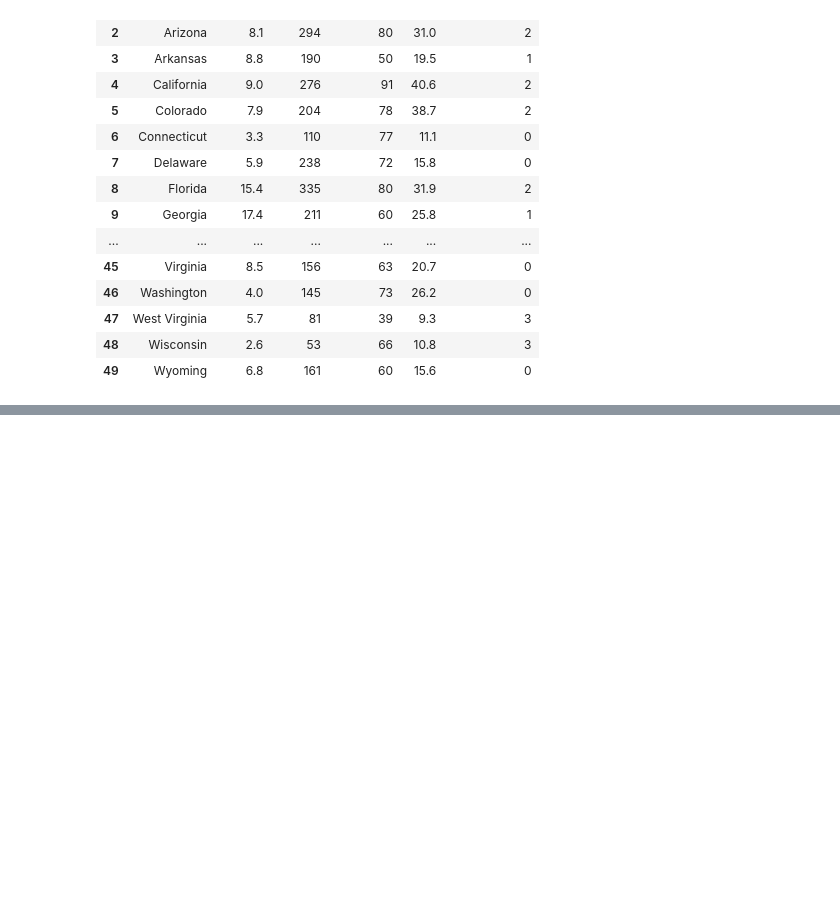
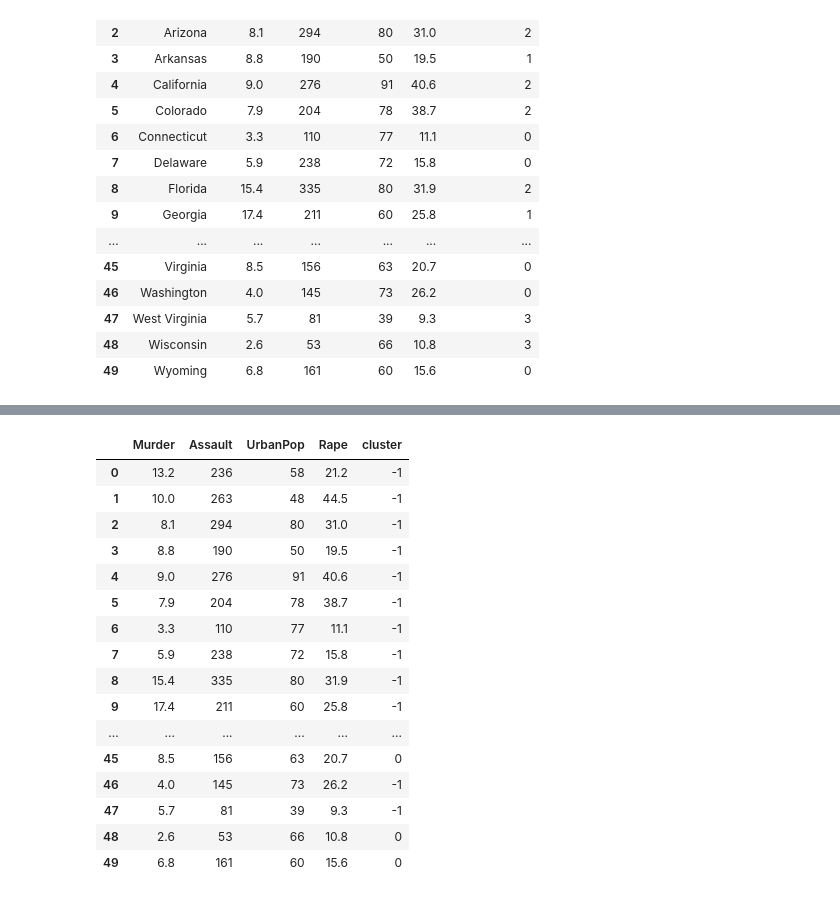
Before and after one commit to pankajpatil101099/Data_Science_Assignments, a Jupyter notebook: Clustering_Crime_Assignment.ipynb, the cells around one changed output, grey strips where cells are left out. Cells and saved outputs as stored; diff of their text form; code cells hidden in the pictures; blank space fills up the shorter version.

```diff
--- a/Clustering_Crime_Assignment.ipynb
+++ b/Clustering_Crime_Assignment.ipynb
@@ -207,0 +247,2 @@ Crime
+# %%
+array=df.values
@@ -207,0 +269,3 @@ Crime
+# %%
+stscaler = StandardScaler().fit(array)
+X = stscaler.transform(array)
@@ -207,0 +292,3 @@ Crime
+# %%
+dbscan = DBSCAN(eps=0.8, min_samples=4)
+dbscan.fit(X)
@@ -207,0 +303,3 @@ Crime
+# %%
+cl=pd.DataFrame(dbscan.labels_,columns=['cluster'])
+cl
@@ -207,0 +324,20 @@ Crime
+# %%
+pd.concat([df,cl],axis=1)
+# %% [output]
+|  | Murder | Assault | UrbanPop | Rape | cluster |
+| 0 | 13.2 | 236 | 58 | 21.2 | -1 |
+| 1 | 10.0 | 263 | 48 | 44.5 | -1 |
+| 2 | 8.1 | 294 | 80 | 31.0 | -1 |
+| 3 | 8.8 | 190 | 50 | 19.5 | -1 |
+| 4 | 9.0 | 276 | 91 | 40.6 | -1 |
+| 5 | 7.9 | 204 | 78 | 38.7 | -1 |
+| 6 | 3.3 | 110 | 77 | 11.1 | -1 |
+| 7 | 5.9 | 238 | 72 | 15.8 | -1 |
+| 8 | 15.4 | 335 | 80 | 31.9 | -1 |
+| 9 | 17.4 | 211 | 60 | 25.8 | -1 |
+| ... | ... | ... | ... | ... | ... |
+| 45 | 8.5 | 156 | 63 | 20.7 | 0 |
+| 46 | 4.0 | 145 | 73 | 26.2 | -1 |
+| 47 | 5.7 | 81 | 39 | 9.3 | -1 |
+| 48 | 2.6 | 53 | 66 | 10.8 | 0 |
+| 49 | 6.8 | 161 | 60 | 15.6 | 0 |
```
Also changed, not shown: parts of 10 cells of this notebook.
